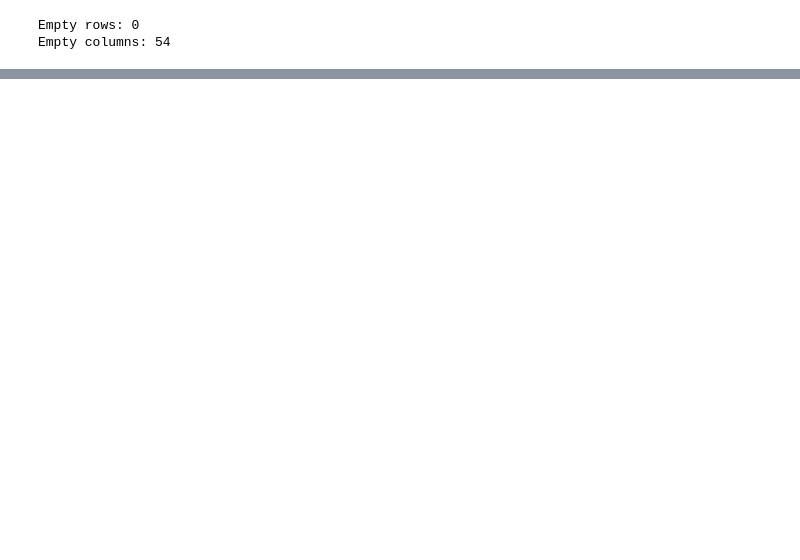
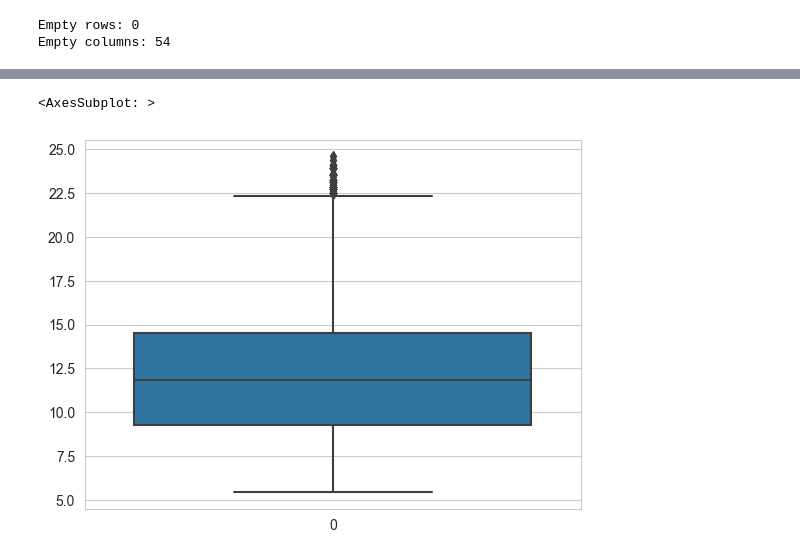
Before and after one commit to rabhardwaj16/lending_club_case_study, a Jupyter notebook: LendingClubCaseStudy.ipynb, the cells around one changed output, grey strips where cells are left out. Saved outputs shown, nothing was run; the diff lists cells and outputs as text; code cells hidden in the pictures; blank space fills up the shorter version.

```diff
--- a/LendingClubCaseStudy.ipynb
+++ b/LendingClubCaseStudy.ipynb
@@ -96,0 +313,5 @@ cols_null_info[cols_null_info['null_status']==False].shape
+# %%
+sns.boxplot(loan_df['int_rate'])
+# %% [output]
+<AxesSubplot: >
+[figure, added]
```
Also changed, not shown: parts of 141 cells of this notebook.
